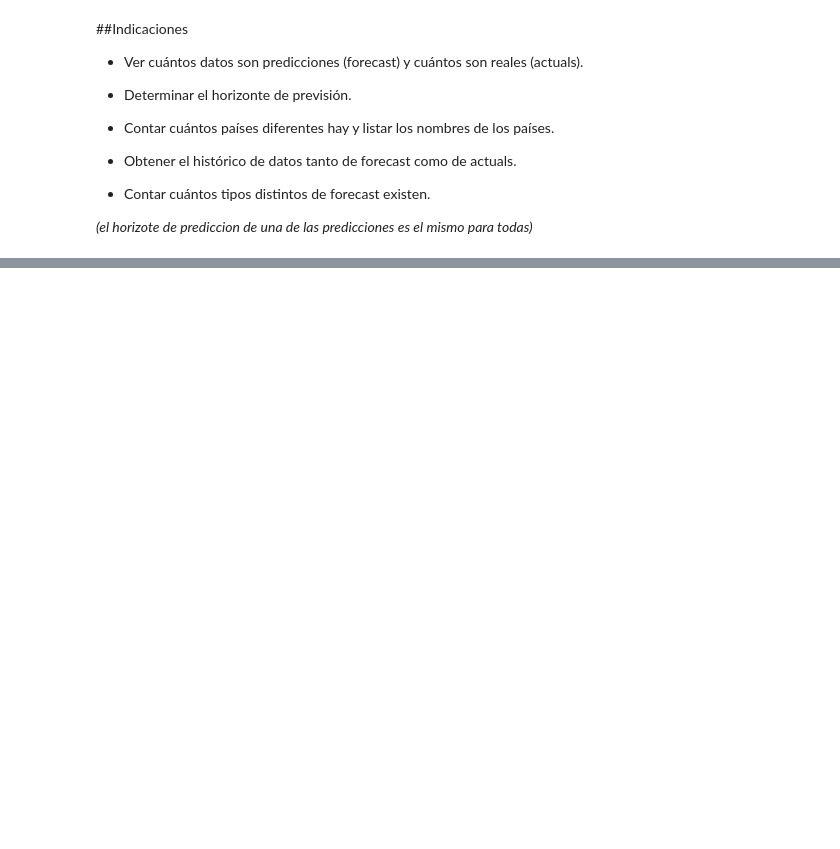
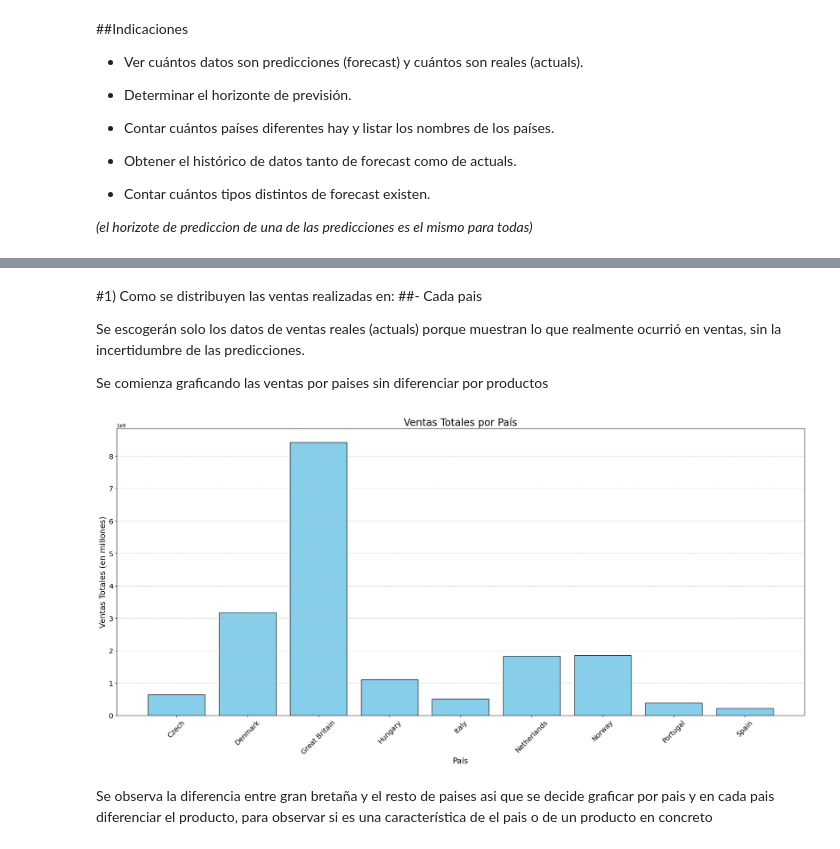
Before and after one commit to Luciavaldera/ufv-VISUALIZACION-DE-DATOS, a Jupyter notebook: ejercicios_clase/Clase2.ipynb, the cells around one changed output, grey strips where cells are left out. Cells and saved outputs as stored; diff of their text form; code cells hidden in the pictures; blank space fills up the shorter version.

```diff
--- a/ejercicios_clase/Clase2.ipynb
+++ b/ejercicios_clase/Clase2.ipynb
@@ -201,0 +288,29 @@ predicciones_espana.head()
+# %% [markdown]
+
+#1) Como se distribuyen las ventas realizadas en:
+##- Cada pais
+
+Se escogerán solo los datos de ventas reales (actuals) porque muestran lo que realmente ocurrió en ventas, sin la incertidumbre de las predicciones.
+
+Se comienza graficando las ventas por paises sin diferenciar por productos
+# %%
+
+country_sales = df.groupby('COUNTRY')['AMOUNT'].sum().reset_index()
+
+plt.figure(figsize=(20, 10))
+
+plt.bar(country_sales['COUNTRY'], country_sales['AMOUNT'], color='skyblue', edgecolor='black')
+
+plt.title("Ventas Totales por País", fontsize=20)
+plt.xlabel("País", fontsize=16)
+plt.ylabel("Ventas Totales (en millones)", fontsize=16)
+plt.xticks(rotation=45, fontsize=14)
+plt.yticks(fontsize=14)
+
+plt.tight_layout()
+plt.grid(axis='y', linestyle='--', alpha=0.7)
+plt.show()
+# %% [output]
+[figure, added]
+# %% [markdown]
+Se observa la diferencia entre gran bretaña y el resto de paises asi que se decide graficar por pais y en cada pais diferenciar el producto, para observar si es una característica de el pais o de un producto en concreto
```
Also changed, not shown: parts of 72 cells of this notebook.
